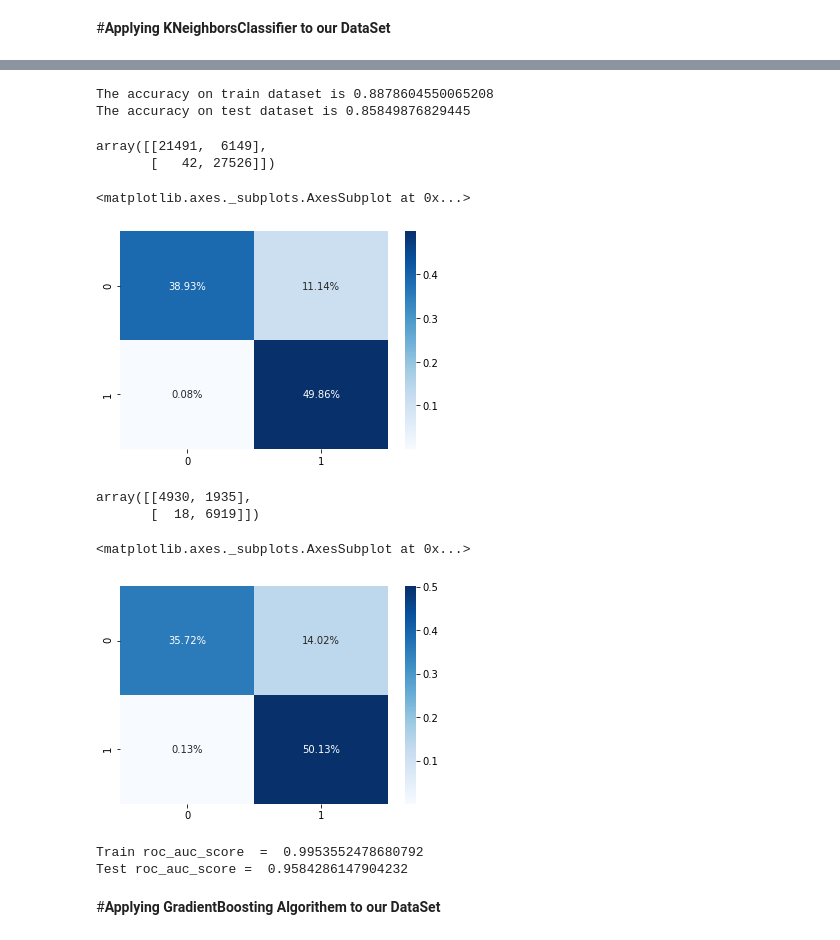
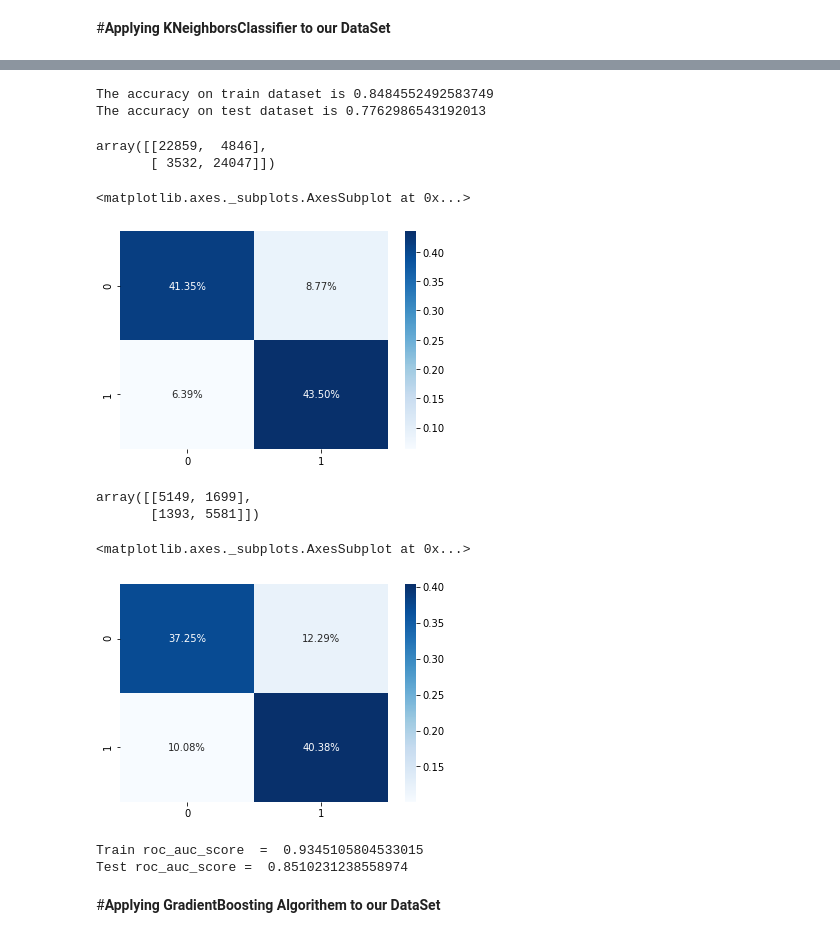
Before and after one commit to hrushikeshsahu19/Predicting-the-effectiveness-of-bank-marketing-campaigns, a Jupyter notebook: Hrushikesh_Sahu_Team_1_Capstone_Project_3.ipynb, the cells around one changed output, grey strips where cells are left out. Drawn from its saved outputs; the diff is of its cells as text; code cells hidden in the pictures.

```diff
--- a/Hrushikesh_Sahu_Team_1_Capstone_Project_3.ipynb
+++ b/Hrushikesh_Sahu_Team_1_Capstone_Project_3.ipynb
@@ -1258,12 +1251,12 @@ param_dt = {'n_neighbors' : n_neighbors}
 from sklearn.tree import DecisionTreeClassifier
 from sklearn.neighbors import KNeighborsClassifier
 # %%
-dt_model = KNeighborsClassifier()
+knn_model = KNeighborsClassifier()
 
 # Grid search
-dt_grid = GridSearchCV(estimator=dt_model,
-                       param_grid = param_dt,
+knn_grid = GridSearchCV(estimator=knn_model,
+                       param_grid = param_knn,
                        cv = 5, verbose=2, scoring='roc_auc')
 
-dt_grid.fit(X_train,Y_train)
+knn_grid.fit(X_train,Y_train)
 # %% [output]
@@ -1316,50 +1307,52 @@ dt_optimal_model = dt_grid.best_estimator_
+# %%
+knn_optimal_model = knn_grid.best_estimator_
 # %%
 # Making predictions on train and test data
 
-train_class_preds_dt = dt_optimal_model.predict(X_train)
-test_class_preds_dt = dt_optimal_model.predict(X_test)
+train_class_preds_knn = knn_optimal_model.predict(X_train)
+test_class_preds_knn = knn_optimal_model.predict(X_test)
 
 
 # Get the probabilities on train and test
-train_preds_dt = dt_optimal_model.predict_proba(X_train)[:,1]
-test_preds_dt = dt_optimal_model.predict_proba(X_test)[:,1]
+train_preds_knn = knn_optimal_model.predict_proba(X_train)[:,1]
+test_preds_knn = knn_optimal_model.predict_proba(X_test)[:,1]
 # %%
 # Calculating accuracy on train and test
-train_accuracy_dt = accuracy_score(Y_train,train_class_preds_dt)
-test_accuracy_dt = accuracy_score(Y_test,test_class_preds_dt)
+train_accuracy_knn = accuracy_score(Y_train,train_class_preds_knn)
+test_accuracy_knn = accuracy_score(Y_test,test_class_preds_knn)
 
-print("The accuracy on train dataset is", train_accuracy_dt)
-print("The accuracy on test dataset is", test_accuracy_dt)
+print("The accuracy on train dataset is", train_accuracy_knn)
+print("The accuracy on test dataset is", test_accuracy_knn)
 # %% [output]
-The accuracy on train dataset is 0.8878604550065208
-The accuracy on test dataset is 0.85849876829445
+The accuracy on train dataset is 0.8484552492583749
+The accuracy on test dataset is 0.7762986543192013
 # %%
 # Get the confusion matrices for train and test
-train_cm_dt= confusion_matrix(Y_train,train_class_preds_dt)
-test_cm_dt= confusion_matrix(Y_test,test_class_preds_dt)
+train_cm_knn= confusion_matrix(Y_train,train_class_preds_knn)
+test_cm_knn= confusion_matrix(Y_test,test_class_preds_knn)
-# %%
-train_cm_dt
-# %% [output]
-array([[21491,  6149],
-       [   42, 27526]])
+# %%
+train_cm_knn
+# %% [output]
+array([[22859,  4846],
+       [ 3532, 24047]])
 # %%
 #confusion matrix for train data set
-sns.heatmap(train_cm_dt/np.sum(train_cm_dt), annot=True,
+sns.heatmap(train_cm_knn/np.sum(train_cm_knn), annot=True,
             fmt='.2%', cmap='Blues')
 # %% [output]
 <matplotlib.axes._subplots.AxesSubplot at 0x...>
-[figure, old version]
+[figure, new version]
-# %%
-test_cm_dt
-# %% [output]
-array([[4930, 1935],
-       [  18, 6919]])
+# %%
+test_cm_knn
+# %% [output]
+array([[5149, 1699],
+       [1393, 5581]])
 # %%
 #confusion matrix for test data
-sns.heatmap(test_cm_dt/np.sum(test_cm_dt), annot=True,
+sns.heatmap(test_cm_knn/np.sum(test_cm_knn), annot=True,
             fmt='.2%', cmap='Blues')
 # %% [output]
 <matplotlib.axes._subplots.AxesSubplot at 0x...>
-[figure, old version]
+[figure, new version]
 # %%
 # Get the roc_auc score for train and test dataset
@@ -1368,9 +1361,9 @@ test_auc_dt = roc_auc_score(Y_test,test_preds_dt)
 # %%
-print('Train roc_auc_score  = ',train_auc_dt)
-print('Test roc_auc_score = ',test_auc_dt)
+print('Train roc_auc_score  = ',train_auc_knn)
+print('Test roc_auc_score = ',test_auc_knn)
 # %% [output]
-Train roc_auc_score  =  0.9953552478680792
-Test roc_auc_score =  0.9584286147904232
+Train roc_auc_score  =  0.9345105804533015
+Test roc_auc_score =  0.8510231238558974
 # %% [markdown]
 #**Applying GradientBoosting Algorithem to our DataSet**
 # %%
```
Also changed, not shown: parts of 121 cells of this notebook.
